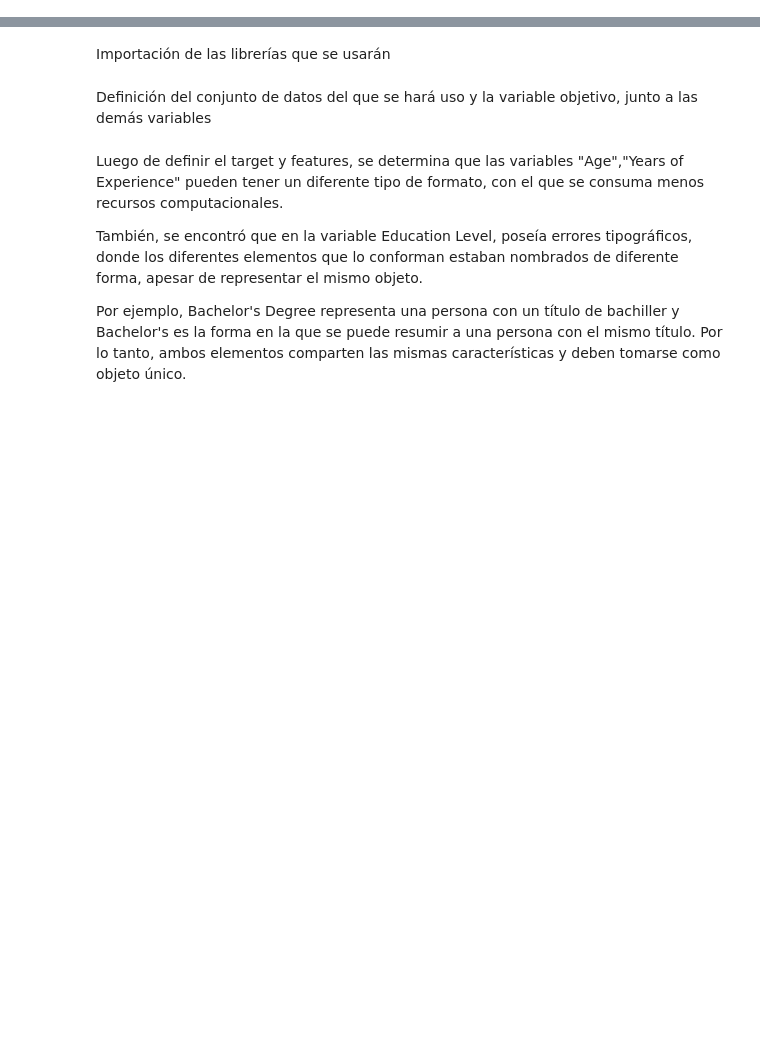
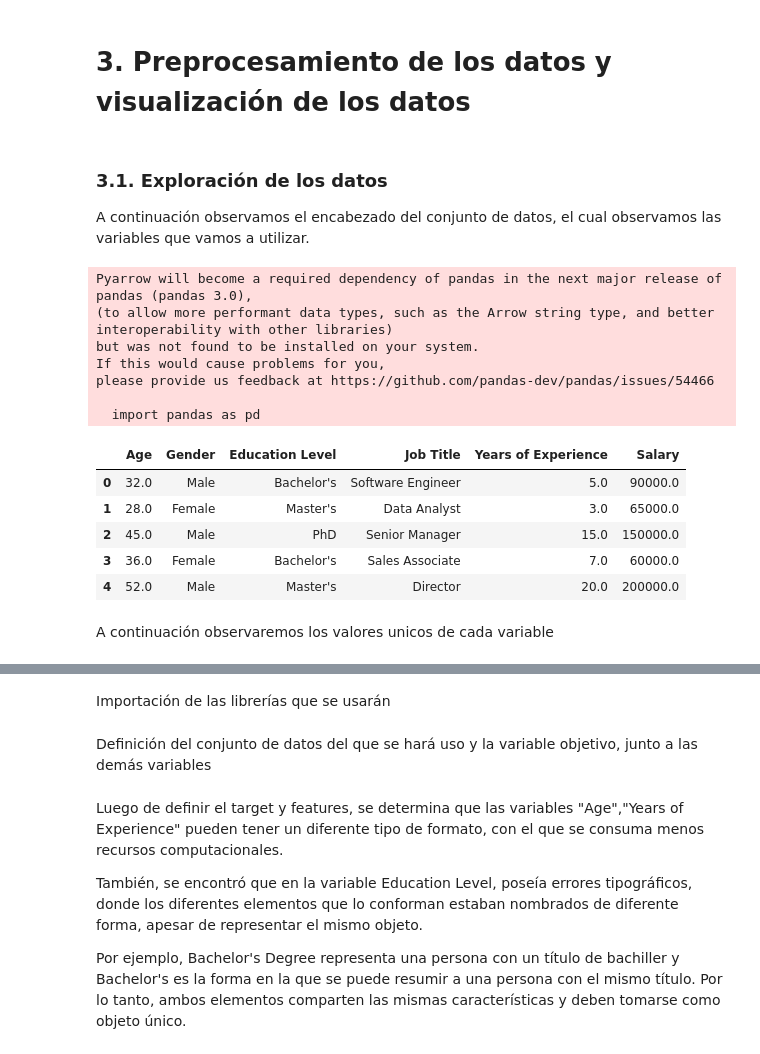
Before and after one commit to Santiagosphysics/Prediccion-salarios, a Jupyter notebook: jupyter_notebook.ipynb, the cells around one changed output, grey strips where cells are left out. Saved outputs shown, nothing was run; the diff lists cells and outputs as text; code cells hidden in the pictures; blank space fills up the shorter version.

```diff
--- a/jupyter_notebook.ipynb
+++ b/jupyter_notebook.ipynb
@@ -0,0 +38,26 @@
+# %% [markdown]
+# 3. Preprocesamiento de los datos y visualización de los datos
+# %% [markdown]
+### 3.1. Exploración de los datos
+
+A continuación observamos el encabezado del conjunto de datos, el cual observamos las variables que vamos a utilizar.
+# %%
+import pandas as pd
+df= pd.read_csv('Salary_Data.csv')
+df.head()
+# %% [output]
+Pyarrow will become a required dependency of pandas in the next major release of pandas (pandas 3.0),
+(to allow more performant data types, such as the Arrow string type, and better interoperability with other libraries)
+but was not found to be installed on your system.
+If this would cause problems for you,
+please provide us feedback at https://github.com/pandas-dev/pandas/issues/54466
+
+  import pandas as pd
+|  | Age | Gender | Education Level | Job Title | Years of Experience | Salary |
+| 0 | 32.0 | Male | Bachelor's | Software Engineer | 5.0 | 90000.0 |
+| 1 | 28.0 | Female | Master's | Data Analyst | 3.0 | 65000.0 |
+| 2 | 45.0 | Male | PhD | Senior Manager | 15.0 | 150000.0 |
+| 3 | 36.0 | Female | Bachelor's | Sales Associate | 7.0 | 60000.0 |
+| 4 | 52.0 | Male | Master's | Director | 20.0 | 200000.0 |
+# %% [markdown]
+A continuación observaremos los valores unicos de cada variable
```
Also changed, not shown: parts of 18 cells of this notebook.
